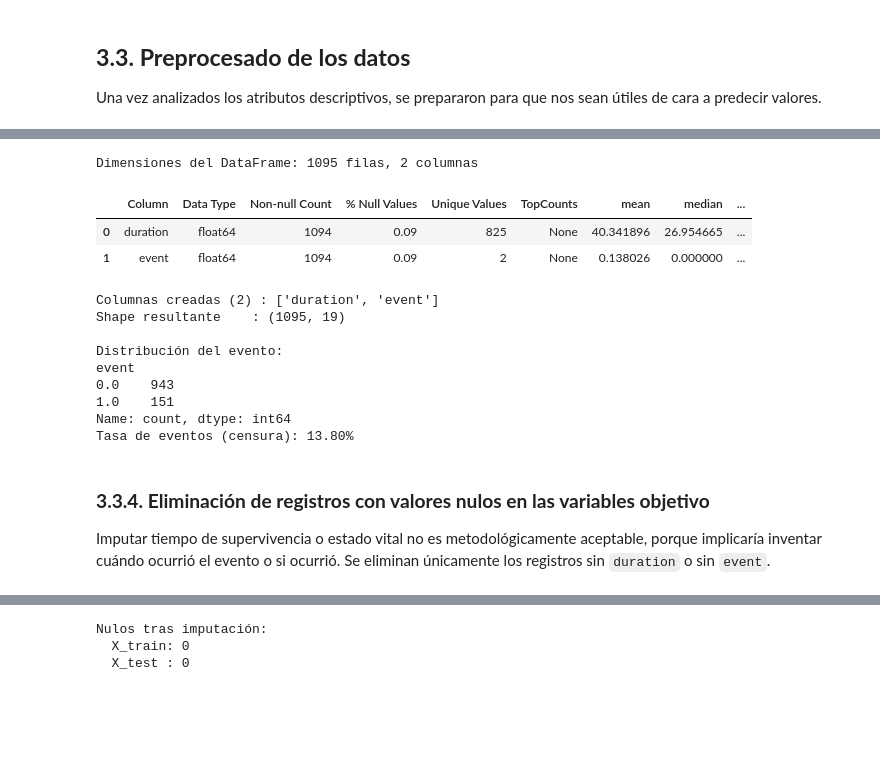
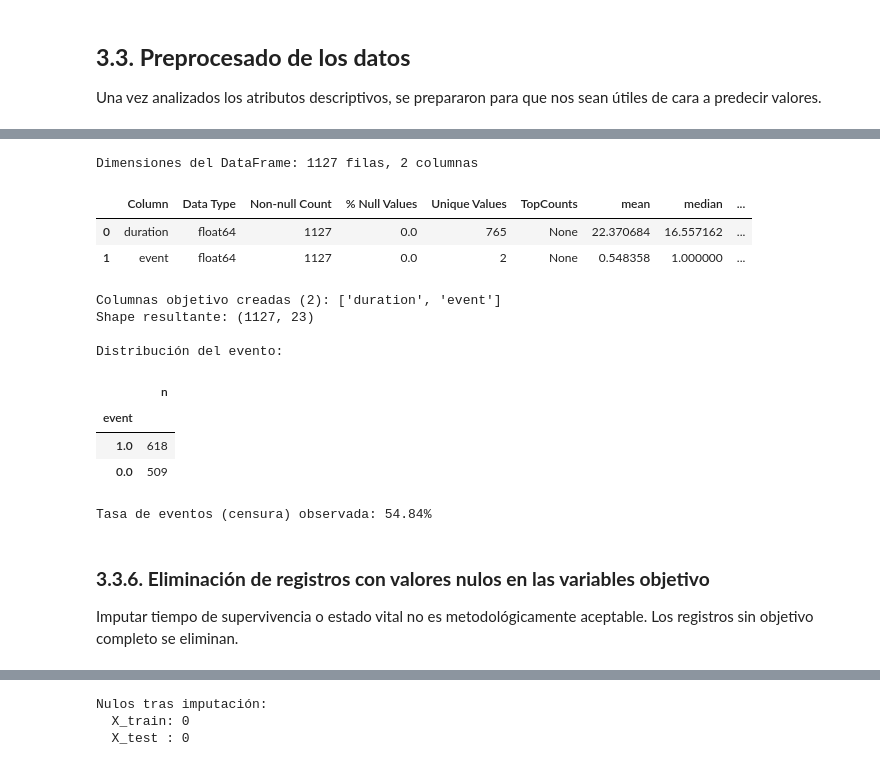
Before and after one commit to JulioUQ/TFM---Analisis-de-supervivencia-del-cancer, a Jupyter notebook: Modulo 3 - Diseño e implementacion del trabajo/code/nsclc_ctdx_msk__EDA_Preprocesamiento - copia.ipynb, the cells around one changed output, grey strips where cells are left out. Saved outputs shown, nothing was run; the diff lists cells and outputs as text; code cells hidden in the pictures; blank space fills up the shorter version.

```diff
--- a/Modulo 3 - Diseño e implementacion del trabajo/code/nsclc_ctdx_msk__EDA_Preprocesamiento - copia.ipynb
+++ b/Modulo 3 - Diseño e implementacion del trabajo/code/nsclc_ctdx_msk__EDA_Preprocesamiento - copia.ipynb
@@ -195,8 +195,8 @@ La cohorte de MSK presenta una integridad excepcional en los *endpoints* primari
 > **Decisión de granularidad:** Para el desarrollo de modelos de supervivencia, el dataset se reducirá a una entrada por paciente. Se priorizará la muestra categorizada como `Tumor` (tejido sólido) sobre `cfDNA` para mantener la consistencia con otros datasets, o en su defecto, la muestra con el perfil genómico más completo, asegurando que cada registro represente la carga biológica del paciente al inicio del estudio.
 # %%
 # Acceder al DataFrame por su clave:
-MSK_NSCLC = diccionario_datos['nsclc_ctdx_msk_2022_clinical_data']
-eda.describe_df(MSK_NSCLC)
+nsclc = diccionario_datos['nsclc_ctdx_msk_2022_clinical_data']
+eda.describe_df(nsclc)
 # %% [output]
 Dimensiones del DataFrame: 2621 filas, 35 columnas
 |  | Column | Data Type | Non-null Count | % Null Values | Unique Values | TopCounts | mean | median | ... |
@@ -474,2 +530,7 @@ Basado en el resumen de Pearson y el mapa de calor proporcionado para la cohorte
+# %%
+# Quitamos % y convertimos a número (errors='coerce' transforma 'default' en NaN automáticamente)
+nsclc['Tumor Purity_numeric'] = pd.to_numeric(nsclc['Tumor Purity'].astype(str).str.replace('%', ''), errors='coerce')
+
+nsclc['Age at Which Sequencing was Reported (Years)_numeric'] = pd.to_numeric(nsclc['Age at Which Sequencing was Reported (Years)'].replace('>90', 90))
 # %%
 eda.plot_correlation_heatmap(
@@ -503,7 +564,7 @@ eda.plot_correlation_heatmap(
 Una vez analizados los atributos descriptivos, se prepararon para que nos sean útiles de cara a predecir valores.
 # %%
 # Trabajamos sobre una copia para no modificar el DataFrame del EDA
-tcga_prep = tcga_brca.copy()
+nsclc_prep = nsclc.copy()
 
-print(f"Shape inicial: {tcga_prep.shape}")
+print(f"Shape inicial: {nsclc_prep.shape}")
 # %% [output]
@@ -510,0 +576,7 @@ Shape inicial: (1102, 44)
+# %%
+# Filtrar y reportar en 3 líneas
+n_pre = len(nsclc_prep)
+nsclc_prep = nsclc_prep[nsclc_prep["Cancer Type"] == "Non-Small Cell Lung Cancer"].copy()
+
+print(f"Eliminados: {n_pre - len(nsclc_prep)} | Registros actuales: {nsclc_prep.shape}")
+nsclc_prep["Cancer Type"].value_counts().to_frame()
@@ -612,40 +733,46 @@ En TCGA-BRCA, `Overall Survival Status` está codificada como `0:LIVING` y `1:DE
 # %%
-tcga_prep["duration"] = tcga_prep["Overall Survival (Months)"].copy()
+nsclc_prep["duration"] = pd.to_numeric(
+    nsclc_prep["Overall Survival (Months)"],
+    errors="coerce"
+)
 
-tcga_prep["event"] = (
-    tcga_prep["Overall Survival Status"]
+nsclc_prep["event"] = (
+    nsclc_prep["Overall Survival Status"]
     .astype(str)
     .str.extract(r"^(\d)")[0]
     .astype(float)
 )
 
 TARGET_COLS = ["duration", "event"]
 
 # Verificación del objetivo
-eda.describe_df(tcga_prep[TARGET_COLS])
+eda.describe_df(nsclc_prep[TARGET_COLS])
 # %% [output]
-Dimensiones del DataFrame: 1095 filas, 2 columnas
+Dimensiones del DataFrame: 1127 filas, 2 columnas
 |  | Column | Data Type | Non-null Count | % Null Values | Unique Values | TopCounts | mean | median | ... |
-| 0 | duration | float64 | 1094 | 0.09 | 825 | None | 40.341896 | 26.954665 | ... |
-| 1 | event | float64 | 1094 | 0.09 | 2 | None | 0.138026 | 0.000000 | ... |
+| 0 | duration | float64 | 1127 | 0.0 | 765 | None | 22.370684 | 16.557162 | ... |
+| 1 | event | float64 | 1127 | 0.0 | 2 | None | 0.548358 | 1.000000 | ... |
 # %%
-print(f"Columnas creadas ({len(TARGET_COLS)}) : {TARGET_COLS}")
-print(f"Shape resultante    : {tcga_prep.shape}")
+print(f"Columnas objetivo creadas ({len(TARGET_COLS)}): {TARGET_COLS}")
+print(f"Shape resultante: {nsclc_prep.shape}")
 
-print(f"\nDistribución del evento:\n{tcga_prep['event'].value_counts()}")
-print(f"Tasa de eventos (censura): {tcga_prep['event'].mean():.2%}")
+print("\nDistribución del evento:")
+display(nsclc_prep["event"].value_counts(dropna=False).to_frame("n"))
+
+event_rate = nsclc_prep["event"].mean(skipna=True)
+print(f"Tasa de eventos (censura) observada: {event_rate:.2%}")
 # %% [output]
-Columnas creadas (2) : ['duration', 'event']
-Shape resultante    : (1095, 19)
+Columnas objetivo creadas (2): ['duration', 'event']
+Shape resultante: (1127, 23)
 
 Distribución del evento:
-event
-0.0    943
-1.0    151
-Name: count, dtype: int64
-Tasa de eventos (censura): 13.80%
+|  | n |
+| event |  |
+| 1.0 | 618 |
+| 0.0 | 509 |
+Tasa de eventos (censura) observada: 54.84%
-# %% [markdown]
-### **3.3.4. Eliminación de registros con valores nulos en las variables objetivo**
-
-Imputar tiempo de supervivencia o estado vital no es metodológicamente aceptable, porque implicaría inventar cuándo ocurrió el evento o si ocurrió. Se eliminan únicamente los registros sin `duration` o sin `event`.
+# %% [markdown]
+### **3.3.6. Eliminación de registros con valores nulos en las variables objetivo**
+
+Imputar tiempo de supervivencia o estado vital no es metodológicamente aceptable. Los registros sin objetivo completo se eliminan.
 # %%
```
Also changed, not shown: parts of 53 cells of this notebook, 9 other files.
